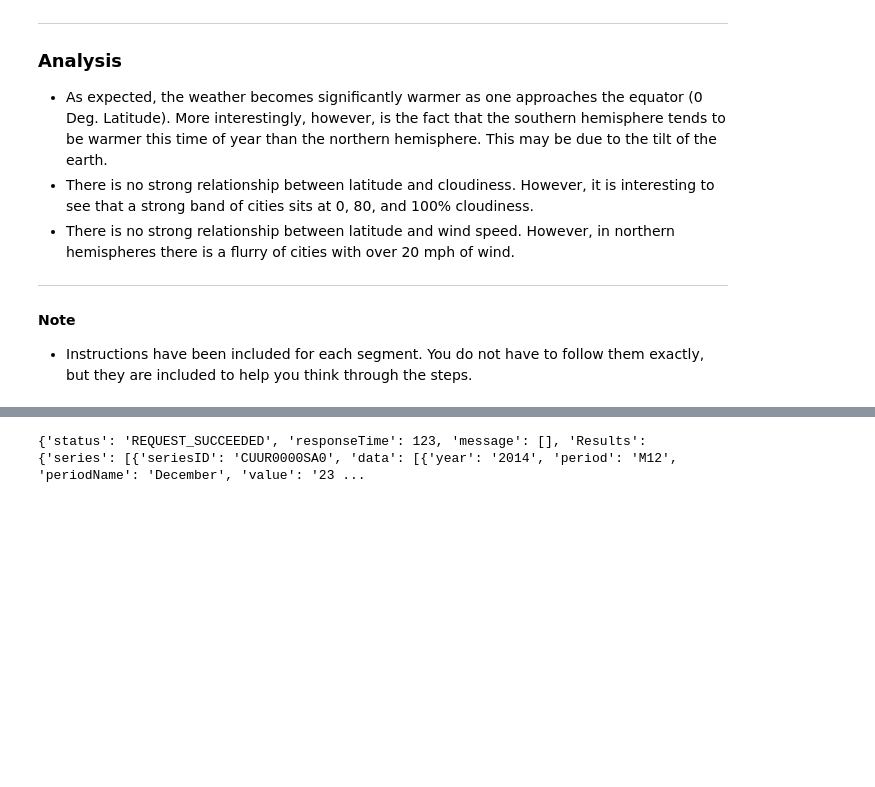
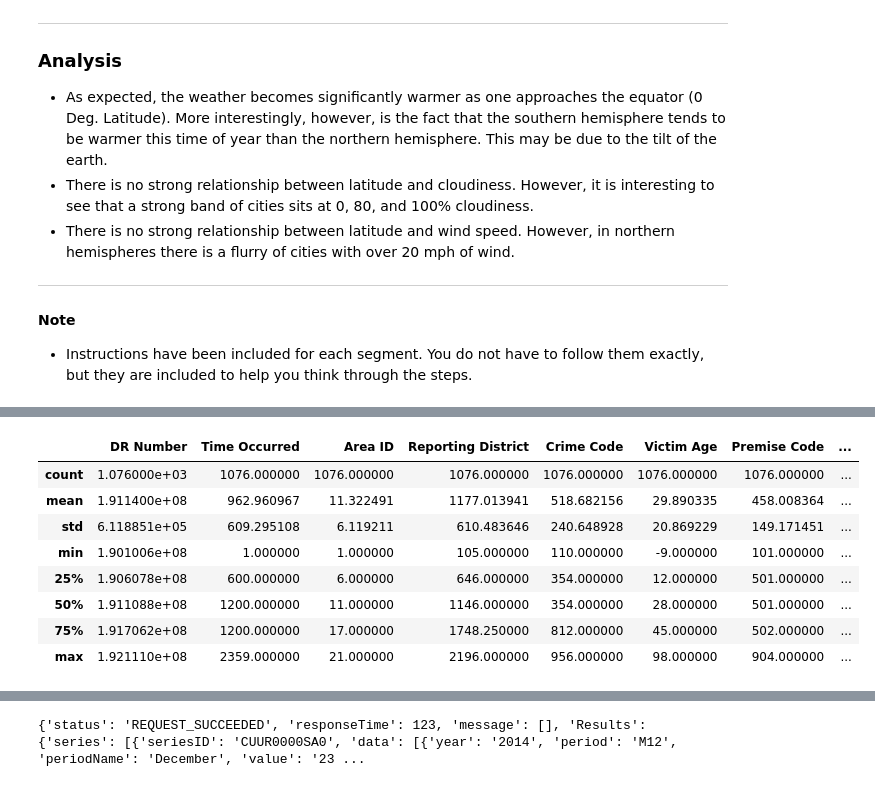
Before and after one commit to lisatian8/python-project1-challenge, a Jupyter notebook: UnemploymentRatePy.ipynb, the cells around one changed output, grey strips where cells are left out. Drawn from its saved outputs; the diff is of its cells as text; code cells hidden in the pictures; blank space fills up the shorter version.

```diff
--- a/UnemploymentRatePy.ipynb
+++ b/UnemploymentRatePy.ipynb
@@ -17,0 +24,7 @@ import prettytable
+# %%
+# Save path to data set in a variable
+crimeDataFile2019 = "source/CrimeData/2019_Crime_Data_LA.csv"
+
+# Use Pandas to read data
+crimeDataFile2019_pd = pd.read_csv(crimeDataFile2019)
+crimeDataFile2019_pd.head()
@@ -17,0 +39,12 @@ import prettytable
+# %%
+crimeDataFile2019_pd.describe()
+# %% [output]
+|  | DR Number | Time Occurred | Area ID | Reporting District | Crime Code | Victim Age | Premise Code | ... |
+| count | 1.076000e+03 | 1076.000000 | 1076.000000 | 1076.000000 | 1076.000000 | 1076.000000 | 1076.000000 | ... |
+| mean | 1.911400e+08 | 962.960967 | 11.322491 | 1177.013941 | 518.682156 | 29.890335 | 458.008364 | ... |
+| std | 6.118851e+05 | 609.295108 | 6.119211 | 610.483646 | 240.648928 | 20.869229 | 149.171451 | ... |
+| min | 1.901006e+08 | 1.000000 | 1.000000 | 105.000000 | 110.000000 | -9.000000 | 101.000000 | ... |
+| 25% | 1.906078e+08 | 600.000000 | 6.000000 | 646.000000 | 354.000000 | 12.000000 | 501.000000 | ... |
+| 50% | 1.911088e+08 | 1200.000000 | 11.000000 | 1146.000000 | 354.000000 | 28.000000 | 501.000000 | ... |
+| 75% | 1.917062e+08 | 1200.000000 | 17.000000 | 1748.250000 | 812.000000 | 45.000000 | 502.000000 | ... |
+| max | 1.921110e+08 | 2359.000000 | 21.000000 | 2196.000000 | 956.000000 | 98.000000 | 904.000000 | ... |
```
Also changed, not shown: parts of 11 cells of this notebook.
